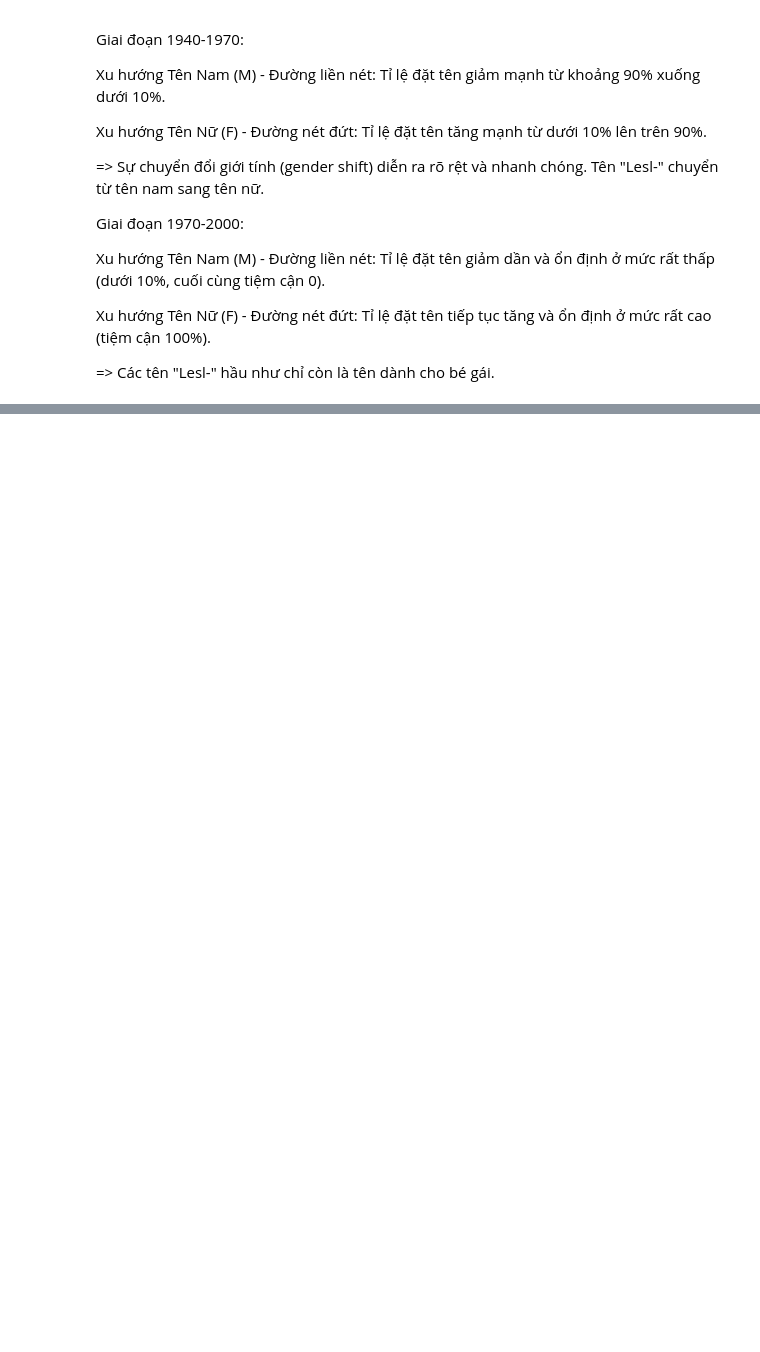
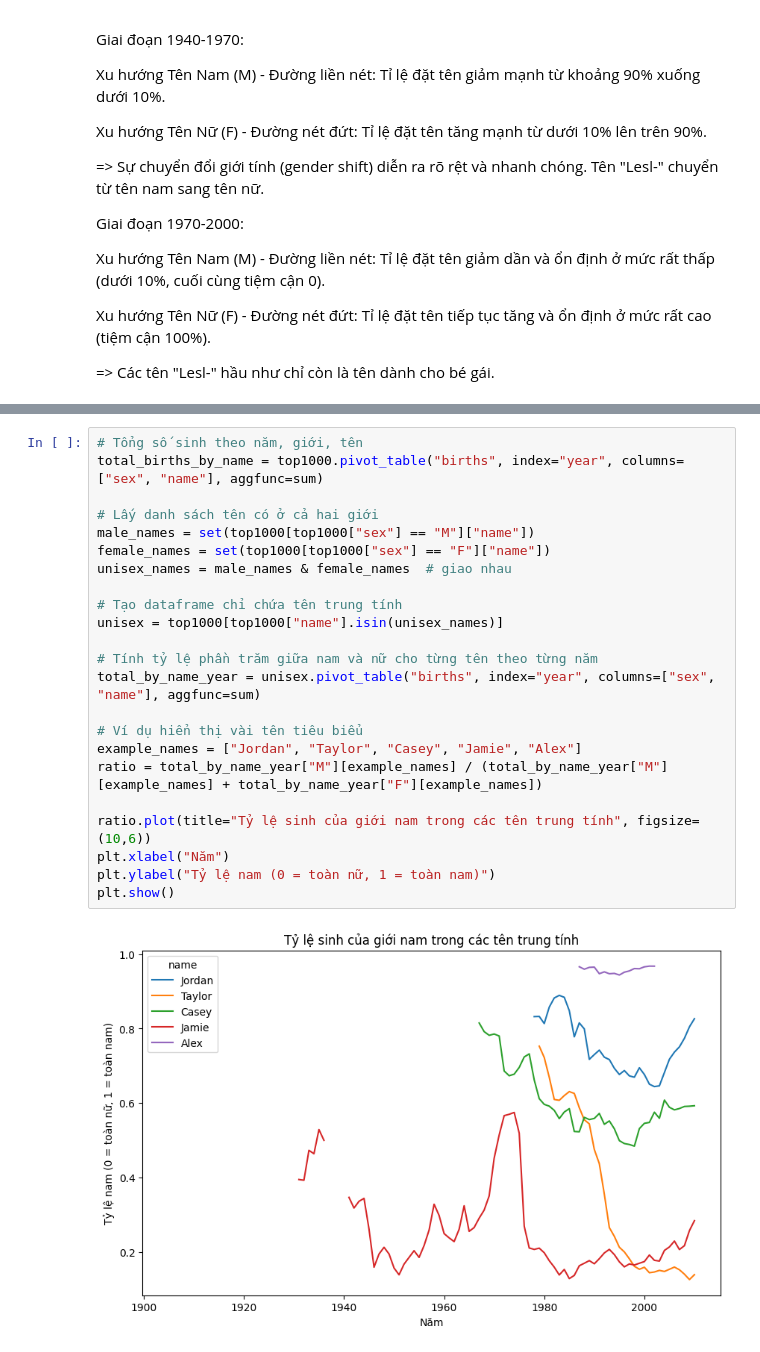
Before and after one commit to nvhao100604/PTDL_2025, a Jupyter notebook: BaiTapLon2/13_3.ipynb, the cells around one changed output, grey strips where cells are left out. Drawn from its saved outputs; the diff is of its cells as text; blank space fills up the shorter version.

```diff
--- a/BaiTapLon2/13_3.ipynb
+++ b/BaiTapLon2/13_3.ipynb
@@ -670,0 +814,25 @@ Xu hướng Tên Nữ (F) - Đường nét đứt: Tỉ lệ đặt tên tiếp
+# %%
+# Tổng số sinh theo năm, giới, tên
+total_births_by_name = top1000.pivot_table("births", index="year", columns=["sex", "name"], aggfunc=sum)
+
+# Lấy danh sách tên có ở cả hai giới
+male_names = set(top1000[top1000["sex"] == "M"]["name"])
+female_names = set(top1000[top1000["sex"] == "F"]["name"])
+unisex_names = male_names & female_names  # giao nhau
+
+# Tạo dataframe chỉ chứa tên trung tính
+unisex = top1000[top1000["name"].isin(unisex_names)]
+
+# Tính tỷ lệ phần trăm giữa nam và nữ cho từng tên theo từng năm
+total_by_name_year = unisex.pivot_table("births", index="year", columns=["sex", "name"], aggfunc=sum)
+
+# Ví dụ hiển thị vài tên tiêu biểu
+example_names = ["Jordan", "Taylor", "Casey", "Jamie", "Alex"]
+ratio = total_by_name_year["M"][example_names] / (total_by_name_year["M"][example_names] + total_by_name_year["F"][example_names])
+
+ratio.plot(title="Tỷ lệ sinh của giới nam trong các tên trung tính", figsize=(10,6))
+plt.xlabel("Năm")
+plt.ylabel("Tỷ lệ nam (0 = toàn nữ, 1 = toàn nam)")
+plt.show()
+# %% [output]
+[figure, added]
```
Also changed, not shown: parts of 85 cells of this notebook, 2 other files.
